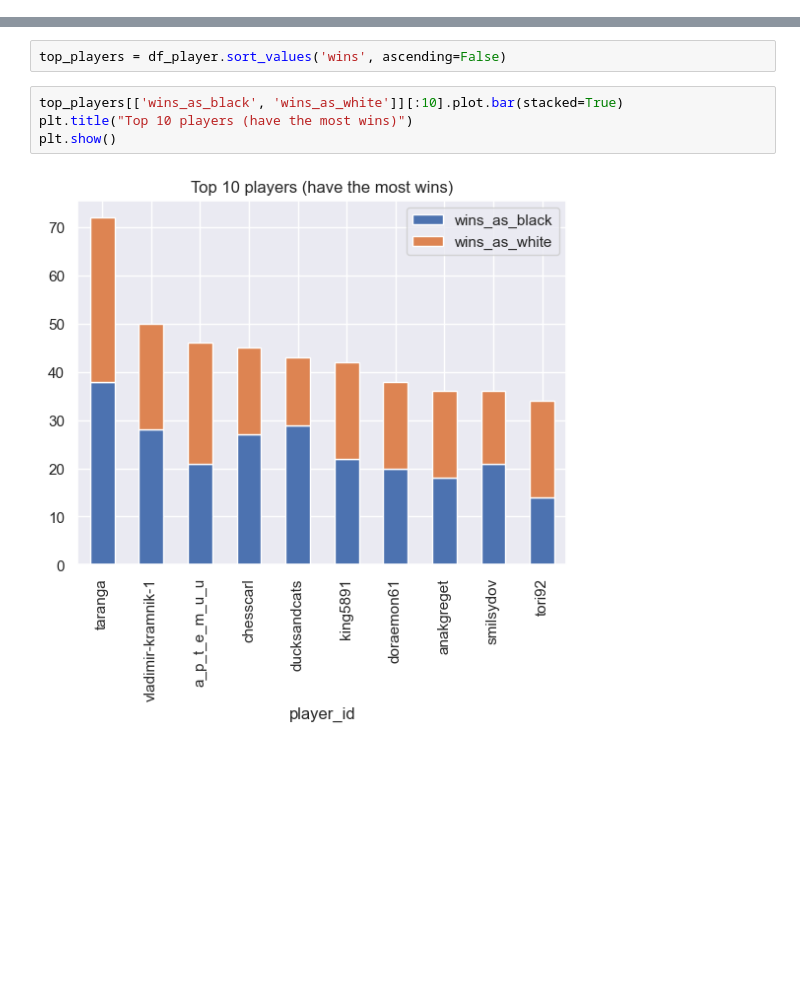
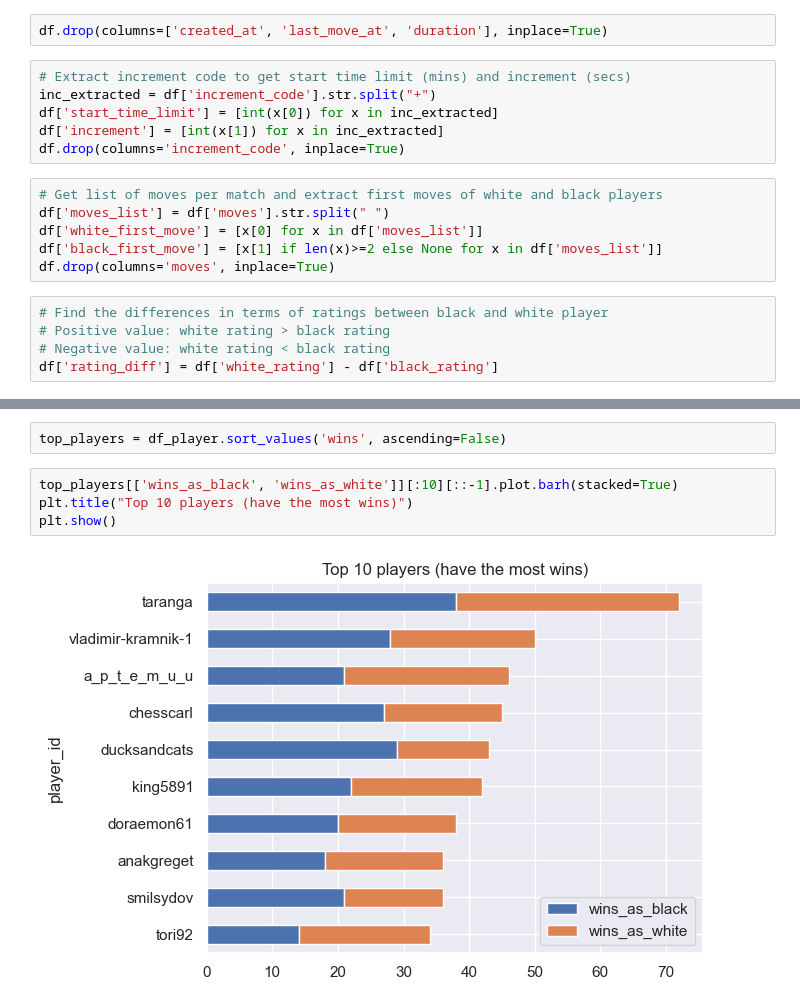
Before and after one commit to ParunNg/Chess-Winning-Rate-Prediction, a Jupyter notebook: chess_games.ipynb, the cells around one changed output, grey strips where cells are left out. Saved outputs shown, nothing was run; the diff lists cells and outputs as text; blank space fills up the shorter version.

```diff
--- a/chess_games.ipynb
+++ b/chess_games.ipynb
@@ -67,0 +114,19 @@ df.head()
+# %%
+df.drop(columns=['created_at', 'last_move_at', 'duration'], inplace=True)
+# %%
+# Extract increment code to get start time limit (mins) and increment (secs)
+inc_extracted = df['increment_code'].str.split("+")
+df['start_time_limit'] = [int(x[0]) for x in inc_extracted]
+df['increment'] = [int(x[1]) for x in inc_extracted]
+df.drop(columns='increment_code', inplace=True)
+# %%
+# Get list of moves per match and extract first moves of white and black players
+df['moves_list'] = df['moves'].str.split(" ")
+df['white_first_move'] = [x[0] for x in df['moves_list']]
+df['black_first_move'] = [x[1] if len(x)>=2 else None for x in df['moves_list']]
+df.drop(columns='moves', inplace=True)
+# %%
+# Find the differences in terms of ratings between black and white player
+# Positive value: white rating > black rating
+# Negative value: white rating < black rating
+df['rating_diff'] = df['white_rating'] - df['black_rating']
@@ -181,9 +291,9 @@ df_player.head(10)
 # %%
 top_players = df_player.sort_values('wins', ascending=False)
 # %%
-top_players[['wins_as_black', 'wins_as_white']][:10].plot.bar(stacked=True)
+top_players[['wins_as_black', 'wins_as_white']][:10][::-1].plot.barh(stacked=True)
 plt.title("Top 10 players (have the most wins)")
 plt.show()
 # %% [output]
-[figure, old version]
+[figure, new version]
 # %%
```
Also changed, not shown: parts of 33 cells of this notebook.
